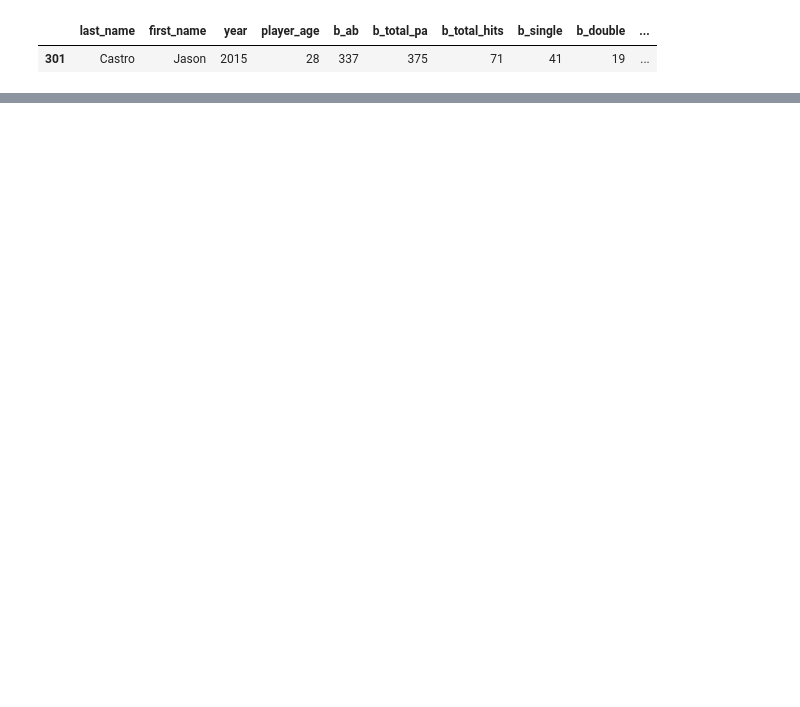
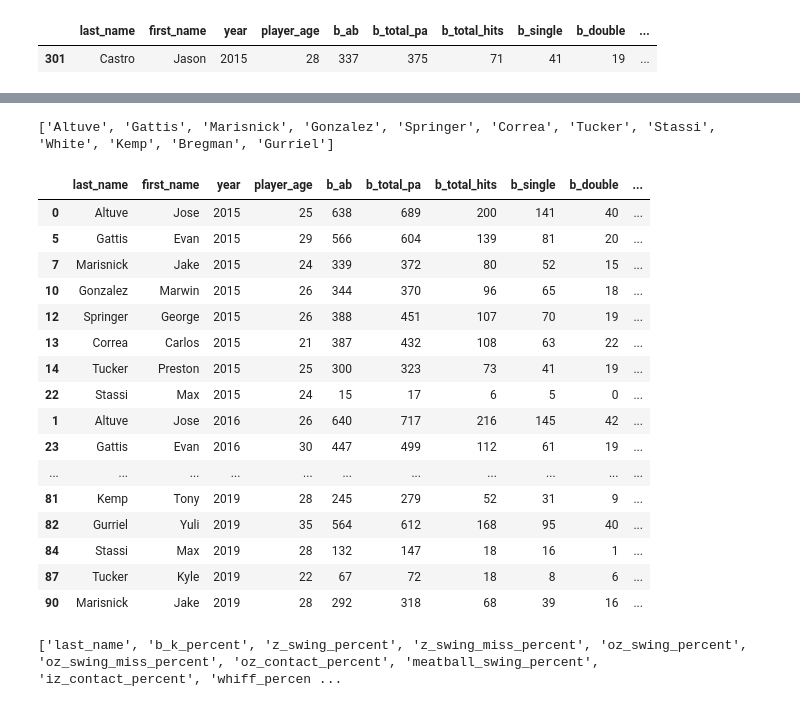
Before and after one commit to dopdahl16/DS-239-Data-Mining, a Jupyter notebook: Cheating_Astros.ipynb, the cells around one changed output, grey strips where cells are left out. Saved outputs shown, nothing was run; the diff lists cells and outputs as text; code cells hidden in the pictures; blank space fills up the shorter version.

```diff
--- a/Cheating_Astros.ipynb
+++ b/Cheating_Astros.ipynb
@@ -270,0 +905,44 @@ mlb_hitters
+# %%
+all_players_all_years = []
+for year in astros_hitters_all_years:
+    for index, row in year.iterrows():
+        all_players_all_years.append(row[0])
+a = Counter(all_players_all_years)
+persistent_players = []
+for name in a:
+    if a[name] > 3:
+        persistent_players.append(name)
+print(persistent_players)
+# %% [output]
+['Altuve', 'Gattis', 'Marisnick', 'Gonzalez', 'Springer', 'Correa', 'Tucker', 'Stassi', 'White', 'Kemp', 'Bregman', 'Gurriel']
+# %%
+astros_persistent_hittters = pd.DataFrame(columns=dfwh.columns)
+for year in astros_hitters_all_years:
+    for index, row in year.iterrows():
+        if row[0] in persistent_players:
+            astros_persistent_hittters = astros_persistent_hittters.append(row)
+astros_persistent_hittters
+# %% [output]
+|  | last_name | first_name | year | player_age | b_ab | b_total_pa | b_total_hits | b_single | b_double | ... |
+| 0 | Altuve | Jose | 2015 | 25 | 638 | 689 | 200 | 141 | 40 | ... |
+| 5 | Gattis | Evan | 2015 | 29 | 566 | 604 | 139 | 81 | 20 | ... |
+| 7 | Marisnick | Jake | 2015 | 24 | 339 | 372 | 80 | 52 | 15 | ... |
+| 10 | Gonzalez | Marwin | 2015 | 26 | 344 | 370 | 96 | 65 | 18 | ... |
+| 12 | Springer | George | 2015 | 26 | 388 | 451 | 107 | 70 | 19 | ... |
+| 13 | Correa | Carlos | 2015 | 21 | 387 | 432 | 108 | 63 | 22 | ... |
+| 14 | Tucker | Preston | 2015 | 25 | 300 | 323 | 73 | 41 | 19 | ... |
+| 22 | Stassi | Max | 2015 | 24 | 15 | 17 | 6 | 5 | 0 | ... |
+| 1 | Altuve | Jose | 2016 | 26 | 640 | 717 | 216 | 145 | 42 | ... |
+| 23 | Gattis | Evan | 2016 | 30 | 447 | 499 | 112 | 61 | 19 | ... |
+| ... | ... | ... | ... | ... | ... | ... | ... | ... | ... | ... |
+| 81 | Kemp | Tony | 2019 | 28 | 245 | 279 | 52 | 31 | 9 | ... |
+| 82 | Gurriel | Yuli | 2019 | 35 | 564 | 612 | 168 | 95 | 40 | ... |
+| 84 | Stassi | Max | 2019 | 28 | 132 | 147 | 18 | 16 | 1 | ... |
+| 87 | Tucker | Kyle | 2019 | 22 | 67 | 72 | 18 | 8 | 6 | ... |
+| 90 | Marisnick | Jake | 2019 | 28 | 292 | 318 | 68 | 39 | 16 | ... |
+# %%
+stats_of_interest_plus = stats_of_interest.copy()
+stats_of_interest_plus.insert(0,"last_name")
+print(stats_of_interest_plus)
+# %% [output]
+['last_name', 'b_k_percent', 'z_swing_percent', 'z_swing_miss_percent', 'oz_swing_percent', 'oz_swing_miss_percent', 'oz_contact_percent', 'meatball_swing_percent', 'iz_contact_percent', 'whiff_percen ...
```
Also changed, not shown: parts of 38 cells of this notebook, 2 other files.
